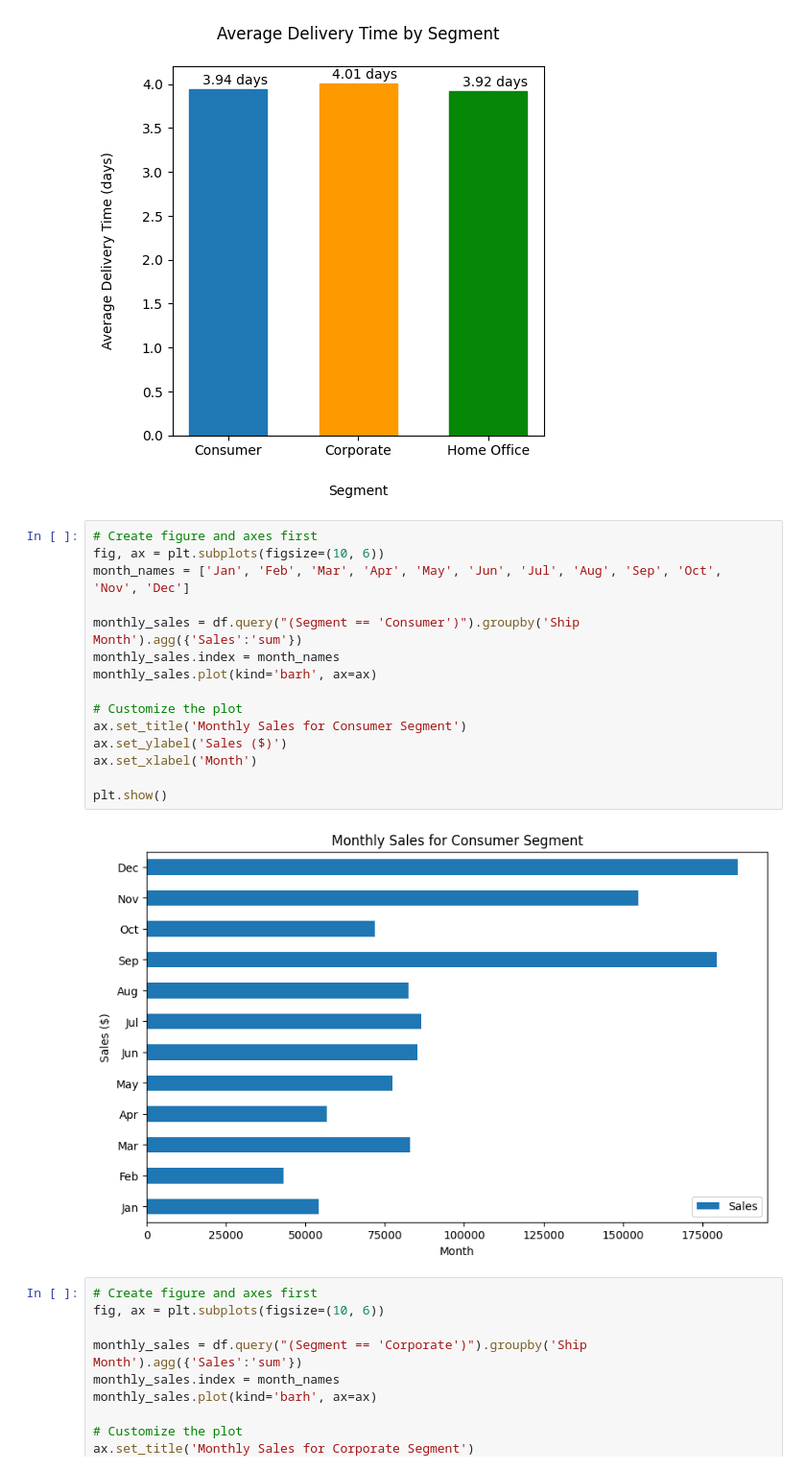
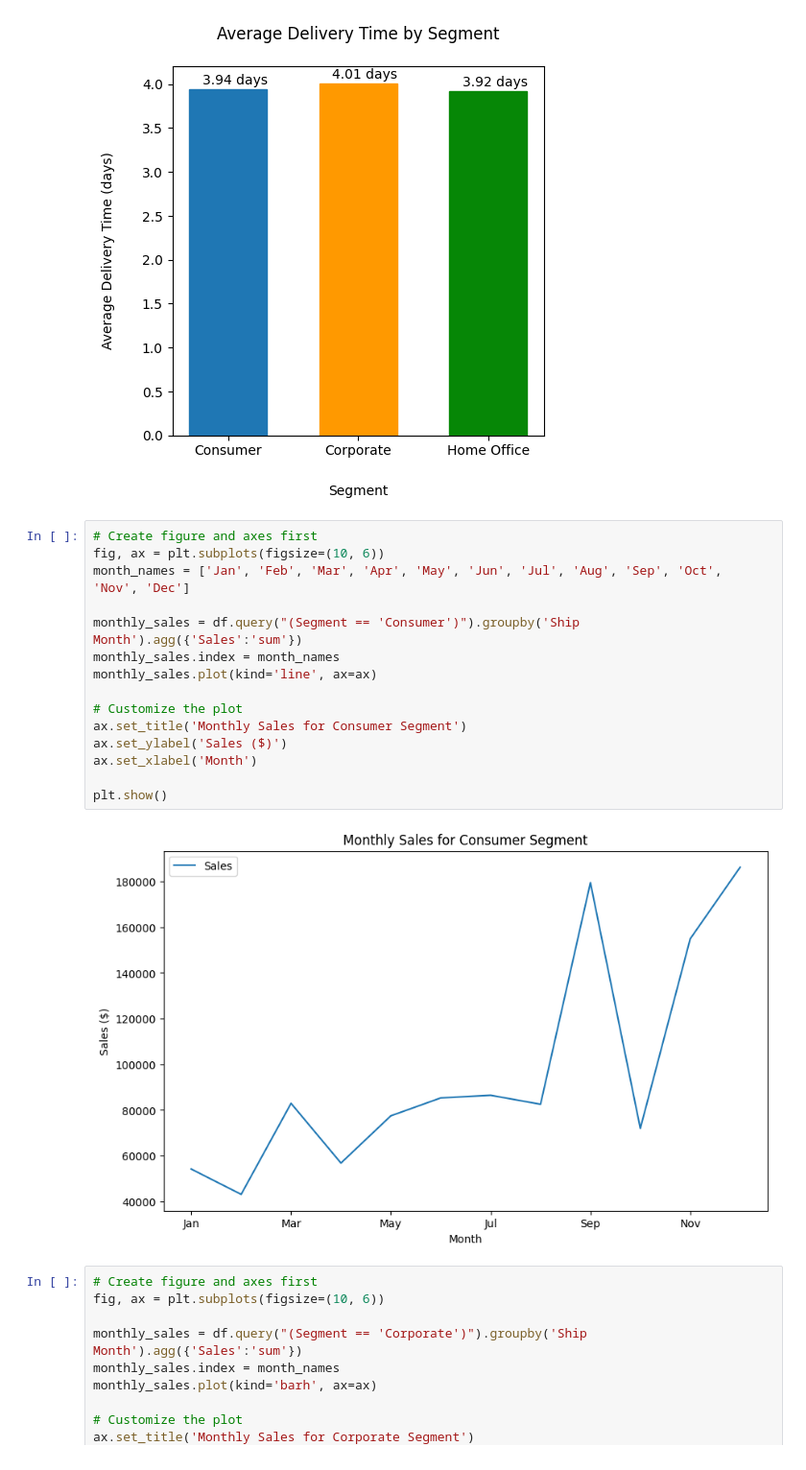
Before and after one commit to manipuppeteer/Data-Analysis-Project-DataCraft, a Jupyter notebook: superstore_sales/sales_analyis.ipynb, the cells around one changed output. Shown at 96% size. Drawn from its saved outputs; the diff is of its cells as text.

```diff
--- a/superstore_sales/sales_analyis.ipynb
+++ b/superstore_sales/sales_analyis.ipynb
@@ -172,20 +173,20 @@ plt.show()
 # %%
 # Create figure and axes first
 fig, ax = plt.subplots(figsize=(10, 6))
 month_names = ['Jan', 'Feb', 'Mar', 'Apr', 'May', 'Jun', 'Jul', 'Aug', 'Sep', 'Oct', 'Nov', 'Dec']
 
 monthly_sales = df.query("(Segment == 'Consumer')").groupby('Ship Month').agg({'Sales':'sum'})
 monthly_sales.index = month_names
-monthly_sales.plot(kind='barh', ax=ax)
+monthly_sales.plot(kind='line', ax=ax)
 
 # Customize the plot
 ax.set_title('Monthly Sales for Consumer Segment')
 ax.set_ylabel('Sales ($)')
 ax.set_xlabel('Month')
 
 plt.show()
 # %% [output]
-[figure, old version]
+[figure, new version]
 # %%
 # Create figure and axes first
 fig, ax = plt.subplots(figsize=(10, 6))
```
Also changed, not shown: parts of 32 cells of this notebook, 1 other file.
